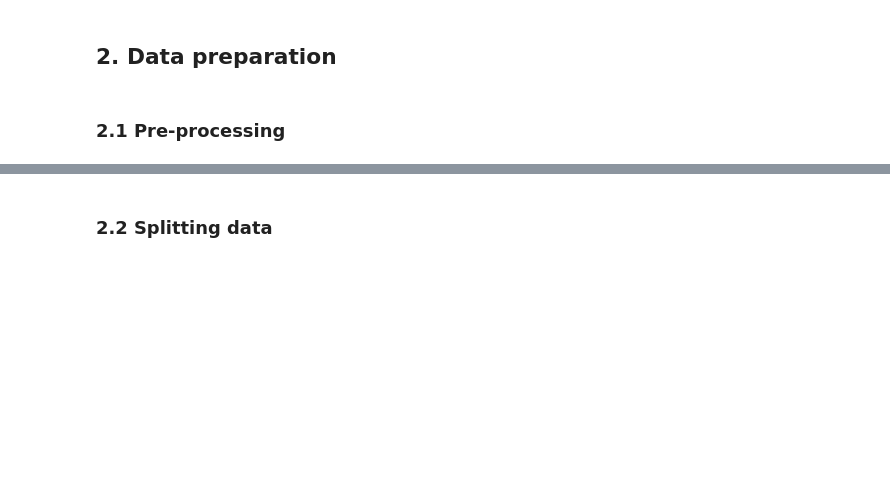
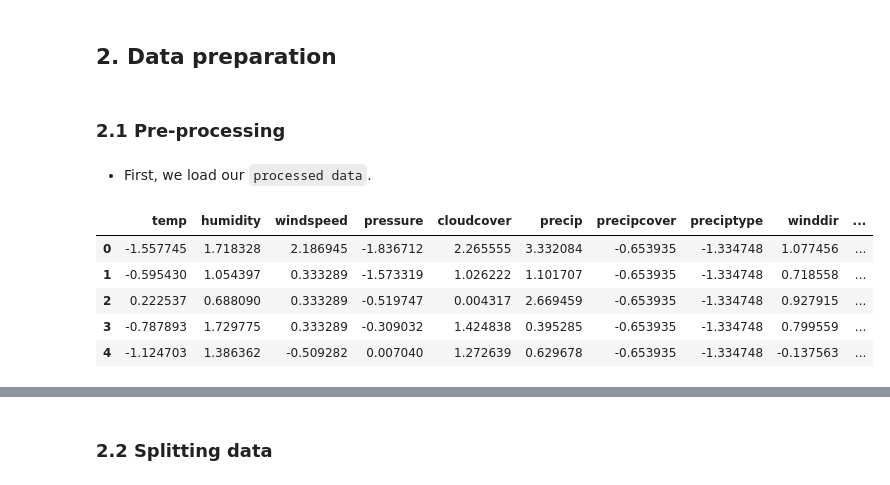
Before and after one commit to khanhnhan1512/Final-Project-Intro-Ds, a Jupyter notebook: src/04-Data_Modeling.ipynb, the cells around one changed output, grey strips where cells are left out. Saved outputs shown, nothing was run; the diff lists cells and outputs as text; code cells hidden in the pictures; blank space fills up the shorter version.

```diff
--- a/src/04-Data_Modeling.ipynb
+++ b/src/04-Data_Modeling.ipynb
@@ -45,3 +64,15 @@ import matplotlib.pyplot as plt
 ## 2. Data preparation
 # %% [markdown]
 ### 2.1 Pre-processing
+# %% [markdown]
+- First, we load our `processed data`.
+# %%
+df = pd.read_csv('../data/processed_data.csv')
+df.head()
+# %% [output]
+|  | temp | humidity | windspeed | pressure | cloudcover | precip | precipcover | preciptype | winddir | ... |
+| 0 | -1.557745 | 1.718328 | 2.186945 | -1.836712 | 2.265555 | 3.332084 | -0.653935 | -1.334748 | 1.077456 | ... |
+| 1 | -0.595430 | 1.054397 | 0.333289 | -1.573319 | 1.026222 | 1.101707 | -0.653935 | -1.334748 | 0.718558 | ... |
+| 2 | 0.222537 | 0.688090 | 0.333289 | -0.519747 | 0.004317 | 2.669459 | -0.653935 | -1.334748 | 0.927915 | ... |
+| 3 | -0.787893 | 1.729775 | 0.333289 | -0.309032 | 1.424838 | 0.395285 | -0.653935 | -1.334748 | 0.799559 | ... |
+| 4 | -1.124703 | 1.386362 | -0.509282 | 0.007040 | 1.272639 | 0.629678 | -0.653935 | -1.334748 | -0.137563 | ... |
```
Also changed, not shown: parts of 49 cells of this notebook.
